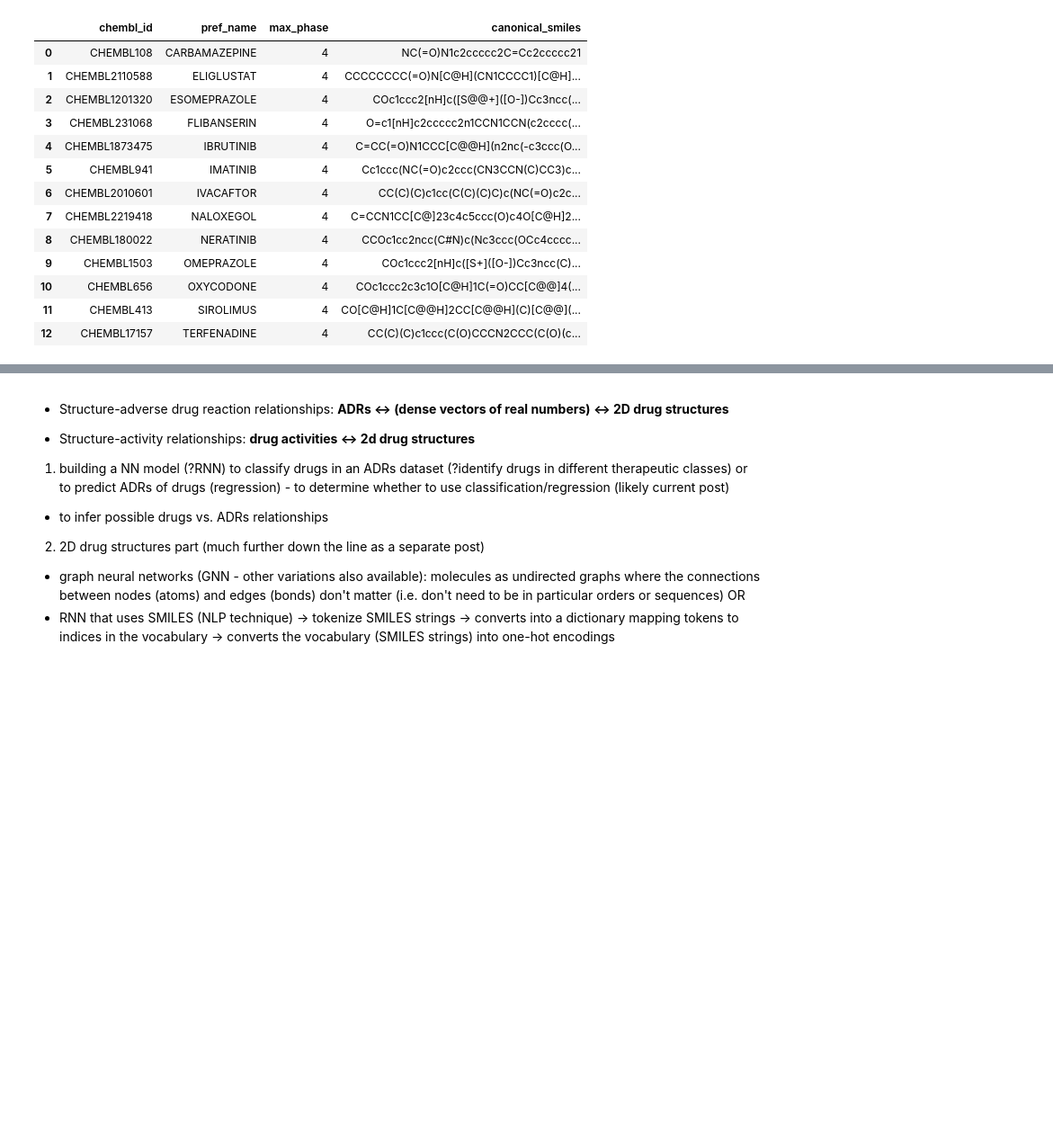
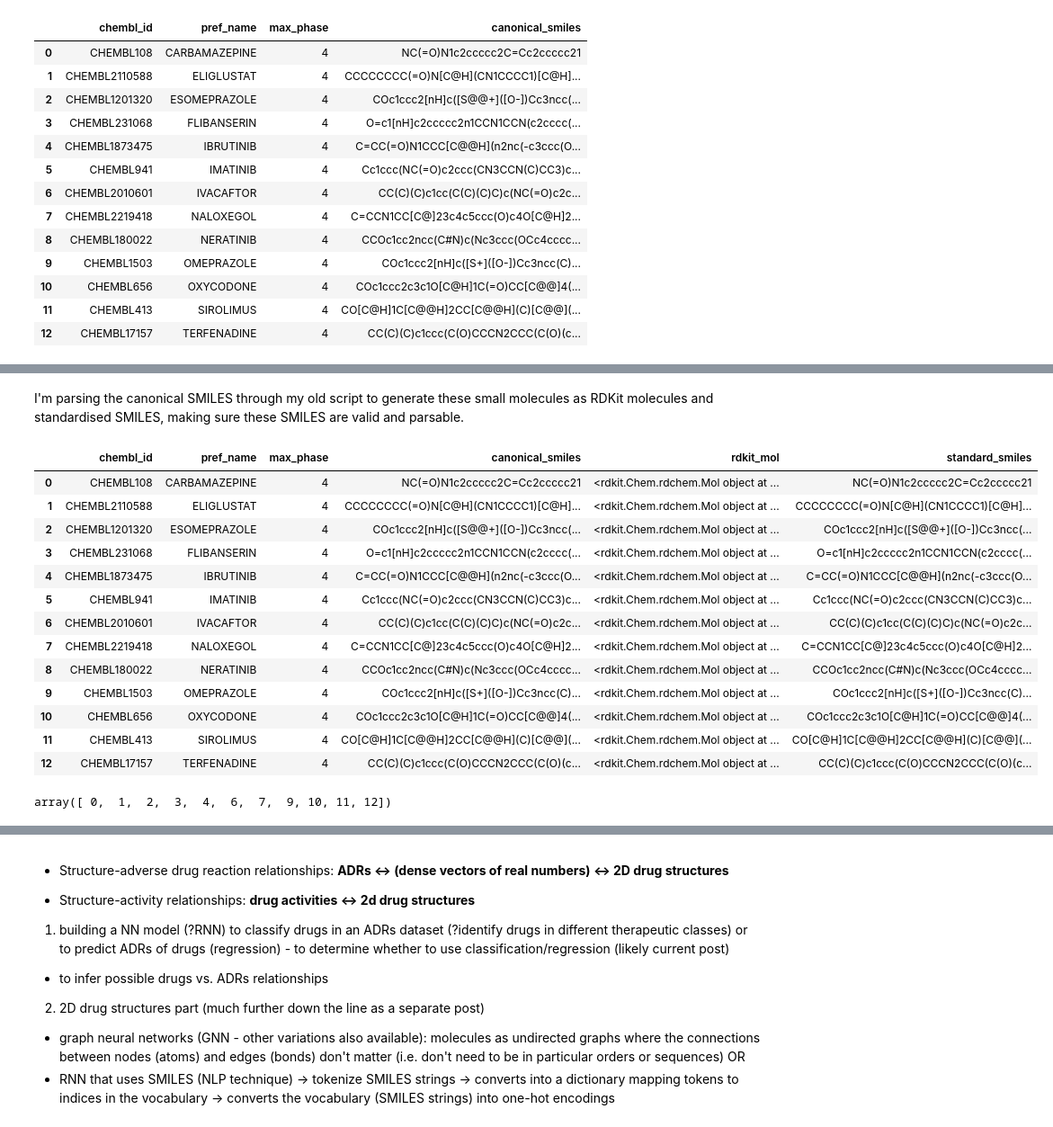
Before and after one commit to jhylin/Adverse_drug_reactions, a Jupyter notebook: ADR_test.ipynb, the cells around one changed output, grey strips where cells are left out. Shown at 90% size. Cells and saved outputs as stored; diff of their text form; code cells hidden in the pictures; blank space fills up the shorter version.

Commit message:
Moved code, parsed smiles, added butina clustering & groupkfoldshuffle

```diff
--- a/ADR_test.ipynb
+++ b/ADR_test.ipynb
@@ -62,7 +65,8 @@ print(drugs)
 # Get SMILES for each drug (via copying-and-pasting the previous cell output - attempted various ways to feed the string
 # directly into cyp_drugs.py, current way seems to be the most straightforward one...)
 from cyp_drugs import chembl_drugs
-chembl_drugs('CARBAMAZEPINE','ELIGLUSTAT','FLIBANSERIN','IMATINIB','IBRUTINIB','NERATINIB','ESOMEPRAZOLE','OMEPRAZOLE','IVACAFTOR','NALOXEGOL','OXYCODONE','SIROLIMUS','TERFENADINE')
+df_s = chembl_drugs('CARBAMAZEPINE','ELIGLUSTAT','FLIBANSERIN','IMATINIB','IBRUTINIB','NERATINIB','ESOMEPRAZOLE','OMEPRAZOLE','IVACAFTOR','NALOXEGOL','OXYCODONE','SIROLIMUS','TERFENADINE')
+df_s
 # %% [output]
 |  | chembl_id | pref_name | max_phase | canonical_smiles |
 | 0 | CHEMBL108 | CARBAMAZEPINE | 4 | NC(=O)N1c2ccccc2C=Cc2ccccc21 |
@@ -215,3 +85,75 @@ tensor([[-1.5256e+00, -7.5023e-01, -6.5398e-01, -1.6095e+00, -1.0017e-01],
+# %% [markdown]
+I'm parsing the canonical SMILES through my old script to generate these small molecules as RDKit molecules and standardised SMILES, making sure these SMILES are valid and parsable.
+# %%
+# Using my previous code to preprocess small mols
+import datamol as dm
+
+# disable rdkit messages
+dm.disable_rdkit_log()
+
+#  The following function code were adapted from datamol.io
+def preprocess(row):
+
+    """
+    Function to preprocess, fix, standardise, sanitise compounds
+    and then generate various molecular representations based on these molecules.
+    Can be utilised as df.apply(preprocess, axis=1).
+
+    :param smiles_column: SMILES column name (needs to be names as "canonical_smiles")
+    derived from ChEMBL database (or any other sources) via an input dataframe
+    :param mol: RDKit molecules
+    :return: preprocessed RDKit molecules, standardised SMILES, SELFIES,
+    InChI and InChI keys added as separate columns in the dataframe
+    """
+
+    # smiles_column = strings object
+    smiles_column = "canonical_smiles"
+    # Convert each compound into a RDKit molecule in the smiles column
+    mol = dm.to_mol(row[smiles_column], ordered=True)
+    # Fix common errors in the molecules
+    mol = dm.fix_mol(mol)
+    # Sanitise the molecules
+    mol = dm.sanitize_mol(mol, sanifix=True, charge_neutral=False)
+    # Standardise the molecules
+    mol = dm.standardize_mol(
+        mol,
+        # Switch on to disconnect metal ions
+        disconnect_metals=True,
+        normalize=True,
+        reionize=True,
+        # Switch on "uncharge" to neutralise charges
+        uncharge=True,
+        # Taking care of stereochemistries of compounds
+        # Note: this uses the older approach of "AssignStereochemistry()" from RDKit
+        # https://github.com/datamol-io/datamol/blob/main/datamol/mol.py#L488
+        stereo=True,
+    )
+
+    # Adding following rows of different molecular representations
+    row["rdkit_mol"] = dm.to_mol(mol)
+    row["standard_smiles"] = dm.standardize_smiles(dm.to_smiles(mol))
+    #row["selfies"] = dm.to_selfies(mol)
+    #row["inchi"] = dm.to_inchi(mol)
+    #row["inchikey"] = dm.to_inchikey(mol)
+    return row
+
+df_s3a4 = df_s.apply(preprocess, axis = 1)
+df_s3a4
+# %% [output]
+|  | chembl_id | pref_name | max_phase | canonical_smiles | rdkit_mol | standard_smiles |
+| 0 | CHEMBL108 | CARBAMAZEPINE | 4 | NC(=O)N1c2ccccc2C=Cc2ccccc21 | <rdkit.Chem.rdchem.Mol object at ... | NC(=O)N1c2ccccc2C=Cc2ccccc21 |
+| 1 | CHEMBL2110588 | ELIGLUSTAT | 4 | CCCCCCCC(=O)N[C@H](CN1CCCC1)[C@H]... | <rdkit.Chem.rdchem.Mol object at ... | CCCCCCCC(=O)N[C@H](CN1CCCC1)[C@H]... |
+| 2 | CHEMBL1201320 | ESOMEPRAZOLE | 4 | COc1ccc2[nH]c([S@@+]([O-])Cc3ncc(... | <rdkit.Chem.rdchem.Mol object at ... | COc1ccc2[nH]c([S@@+]([O-])Cc3ncc(... |
+| 3 | CHEMBL231068 | FLIBANSERIN | 4 | O=c1[nH]c2ccccc2n1CCN1CCN(c2cccc(... | <rdkit.Chem.rdchem.Mol object at ... | O=c1[nH]c2ccccc2n1CCN1CCN(c2cccc(... |
+| 4 | CHEMBL1873475 | IBRUTINIB | 4 | C=CC(=O)N1CCC[C@@H](n2nc(-c3ccc(O... | <rdkit.Chem.rdchem.Mol object at ... | C=CC(=O)N1CCC[C@@H](n2nc(-c3ccc(O... |
+| 5 | CHEMBL941 | IMATINIB | 4 | Cc1ccc(NC(=O)c2ccc(CN3CCN(C)CC3)c... | <rdkit.Chem.rdchem.Mol object at ... | Cc1ccc(NC(=O)c2ccc(CN3CCN(C)CC3)c... |
+| 6 | CHEMBL2010601 | IVACAFTOR | 4 | CC(C)(C)c1cc(C(C)(C)C)c(NC(=O)c2c... | <rdkit.Chem.rdchem.Mol object at ... | CC(C)(C)c1cc(C(C)(C)C)c(NC(=O)c2c... |
+| 7 | CHEMBL2219418 | NALOXEGOL | 4 | C=CCN1CC[C@]23c4c5ccc(O)c4O[C@H]2... | <rdkit.Chem.rdchem.Mol object at ... | C=CCN1CC[C@]23c4c5ccc(O)c4O[C@H]2... |
+| 8 | CHEMBL180022 | NERATINIB | 4 | CCOc1cc2ncc(C#N)c(Nc3ccc(OCc4cccc... | <rdkit.Chem.rdchem.Mol object at ... | CCOc1cc2ncc(C#N)c(Nc3ccc(OCc4cccc... |
+| 9 | CHEMBL1503 | OMEPRAZOLE | 4 | COc1ccc2[nH]c([S+]([O-])Cc3ncc(C)... | <rdkit.Chem.rdchem.Mol object at ... | COc1ccc2[nH]c([S+]([O-])Cc3ncc(C)... |
+| 10 | CHEMBL656 | OXYCODONE | 4 | COc1ccc2c3c1O[C@H]1C(=O)CC[C@@]4(... | <rdkit.Chem.rdchem.Mol object at ... | COc1ccc2c3c1O[C@H]1C(=O)CC[C@@]4(... |
+| 11 | CHEMBL413 | SIROLIMUS | 4 | CO[C@H]1C[C@@H]2CC[C@@H](C)[C@@](... | <rdkit.Chem.rdchem.Mol object at ... | CO[C@H]1C[C@@H]2CC[C@@H](C)[C@@](... |
+| 12 | CHEMBL17157 | TERFENADINE | 4 | CC(C)(C)c1ccc(C(O)CCCN2CCC(C(O)(c... | <rdkit.Chem.rdchem.Mol object at ... | CC(C)(C)c1ccc(C(O)CCCN2CCC(C(O)(c... |
 # %%
 # Splitting data
 # random splits usually lead to overly optimistic models... testing molecules are too similar to traininig molecules
@@ -231,0 +185,4 @@ tensor([[-1.5256e+00, -7.5023e-01, -6.5398e-01, -1.6095e+00, -1.0017e-01],
+# %%
+train
+# %% [output]
+array([ 0,  1,  2,  3,  4,  6,  7,  9, 10, 11, 12])
```
Also changed, not shown: parts of 19 cells of this notebook, 2 other files.
